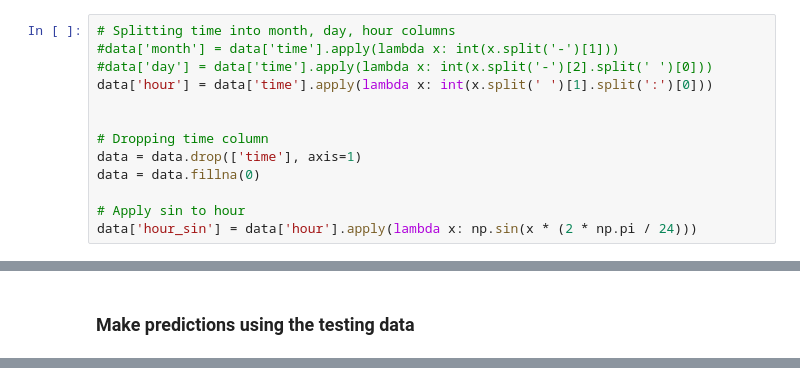
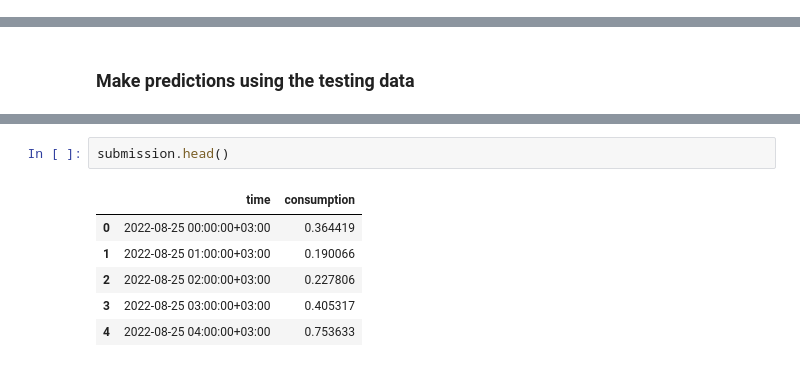
Before and after one commit to TKunnapuu/ElectricityConsumptionPrediction, a Jupyter notebook: model_prediction.ipynb, the cells around one changed output, grey strips where cells are left out. Cells and saved outputs as stored; diff of their text form.

```diff
--- a/model_prediction.ipynb
+++ b/model_prediction.ipynb
@@ -15,15 +75,2 @@ data = pd.read_csv('train.csv')
 # %% [markdown]
 ### Data Preprocessing
-# %%
-# Splitting time into month, day, hour columns
-#data['month'] = data['time'].apply(lambda x: int(x.split('-')[1]))
-#data['day'] = data['time'].apply(lambda x: int(x.split('-')[2].split(' ')[0]))
-data['hour'] = data['time'].apply(lambda x: int(x.split(' ')[1].split(':')[0]))
-
-
-# Dropping time column
-data = data.drop(['time'], axis=1)
-data = data.fillna(0)
-
-# Apply sin to hour
-data['hour_sin'] = data['hour'].apply(lambda x: np.sin(x * (2 * np.pi / 24)))
@@ -75,0 +309,9 @@ submission.to_csv('submission.csv', index=False)
+# %%
+submission.head()
+# %% [output]
+|  | time | consumption |
+| 0 | 2022-08-25 00:00:00+03:00 | 0.364419 |
+| 1 | 2022-08-25 01:00:00+03:00 | 0.190066 |
+| 2 | 2022-08-25 02:00:00+03:00 | 0.227806 |
+| 3 | 2022-08-25 03:00:00+03:00 | 0.405317 |
+| 4 | 2022-08-25 04:00:00+03:00 | 0.753633 |
```
Also changed, not shown: parts of 22 cells of this notebook, 2 other files.
